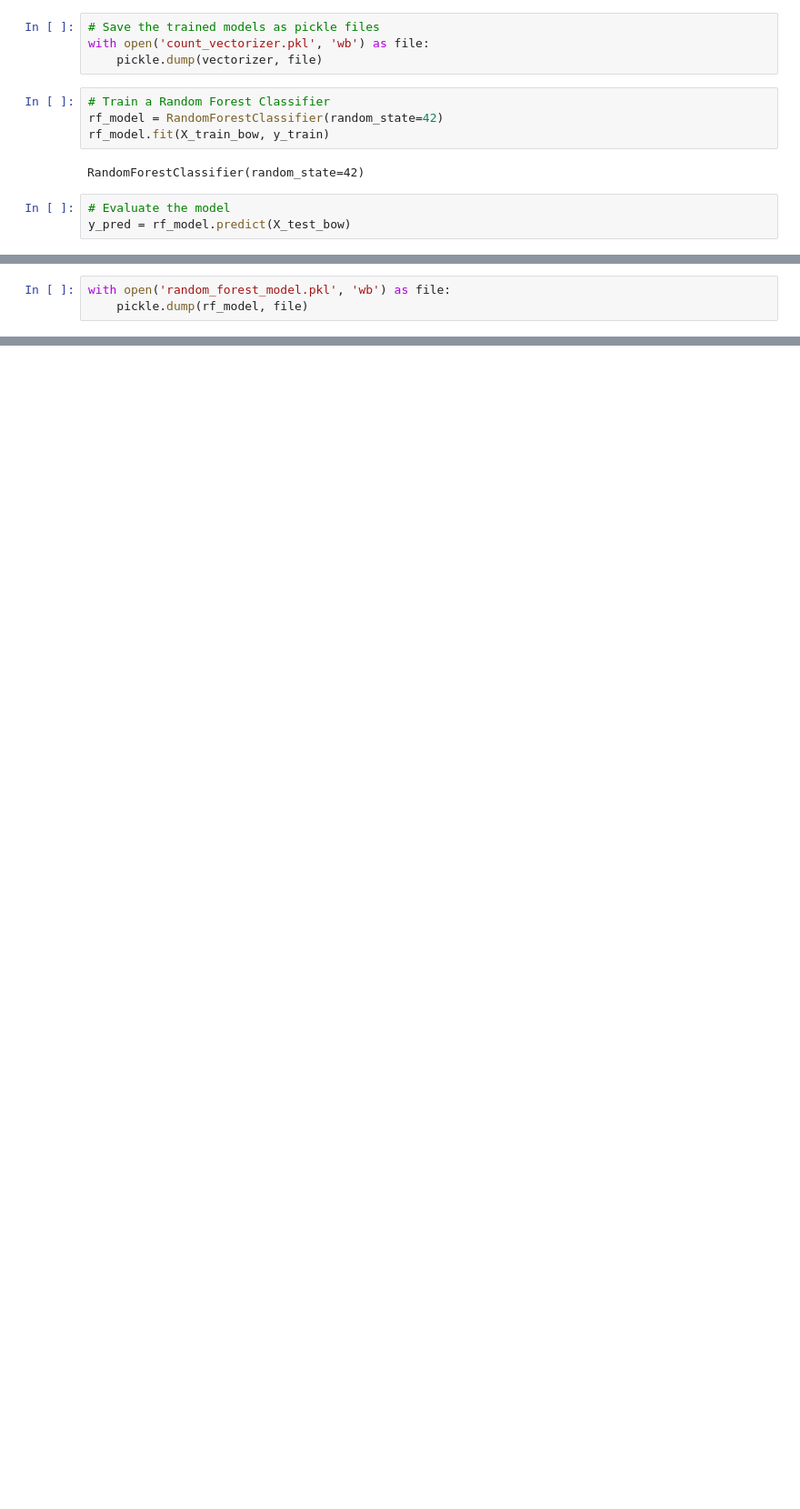
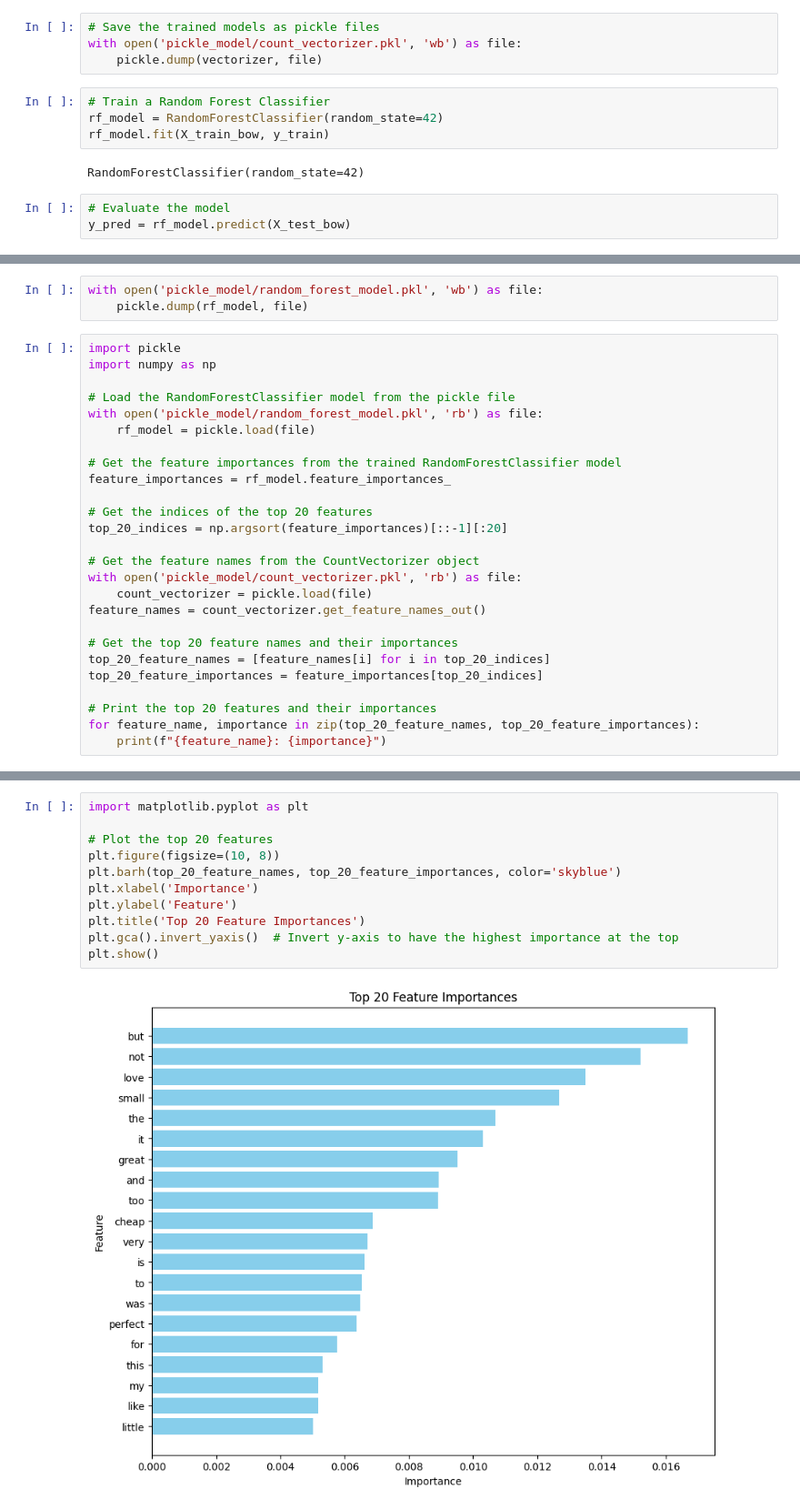
Before and after one commit to narayansharma-21/Amazon-Review-Sentiment-Analysis, a Jupyter notebook: src/model/bag_of_words/bag_of_words.ipynb, the cells around one changed output, grey strips where cells are left out. Shown: that part at 91% size. Drawn from its saved outputs; the diff is of its cells as text; blank space fills up the shorter version.

```diff
--- a/src/model/bag_of_words/bag_of_words.ipynb
+++ b/src/model/bag_of_words/bag_of_words.ipynb
@@ -22,7 +26,7 @@ X_train_bow = vectorizer.fit_transform(X_train)
 X_test_bow = vectorizer.transform(X_test)
 # %%
 # Save the trained models as pickle files
-with open('count_vectorizer.pkl', 'wb') as file:
+with open('pickle_model/count_vectorizer.pkl', 'wb') as file:
     pickle.dump(vectorizer, file)
 # %%
 # Train a Random Forest Classifier
@@ -52,3 +44,29 @@ weighted avg       0.57      0.64      0.57    170348
 # %%
-with open('random_forest_model.pkl', 'wb') as file:
+with open('pickle_model/random_forest_model.pkl', 'wb') as file:
     pickle.dump(rf_model, file)
+# %%
+import pickle
+import numpy as np
+
+# Load the RandomForestClassifier model from the pickle file
+with open('pickle_model/random_forest_model.pkl', 'rb') as file:
+    rf_model = pickle.load(file)
+
+# Get the feature importances from the trained RandomForestClassifier model
+feature_importances = rf_model.feature_importances_
+
+# Get the indices of the top 20 features
+top_20_indices = np.argsort(feature_importances)[::-1][:20]
+
+# Get the feature names from the CountVectorizer object
+with open('pickle_model/count_vectorizer.pkl', 'rb') as file:
+    count_vectorizer = pickle.load(file)
+feature_names = count_vectorizer.get_feature_names_out()
+
+# Get the top 20 feature names and their importances
+top_20_feature_names = [feature_names[i] for i in top_20_indices]
+top_20_feature_importances = feature_importances[top_20_indices]
+
+# Print the top 20 features and their importances
+for feature_name, importance in zip(top_20_feature_names, top_20_feature_importances):
+    print(f"{feature_name}: {importance}")
@@ -54,0 +94,13 @@ with open('random_forest_model.pkl', 'wb') as file:
+# %%
+import matplotlib.pyplot as plt
+
+# Plot the top 20 features
+plt.figure(figsize=(10, 8))
+plt.barh(top_20_feature_names, top_20_feature_importances, color='skyblue')
+plt.xlabel('Importance')
+plt.ylabel('Feature')
+plt.title('Top 20 Feature Importances')
+plt.gca().invert_yaxis()  # Invert y-axis to have the highest importance at the top
+plt.show()
+# %% [output]
+[figure, added]
```
Also changed, not shown: parts of 3 cells of this notebook, 17 other files.
